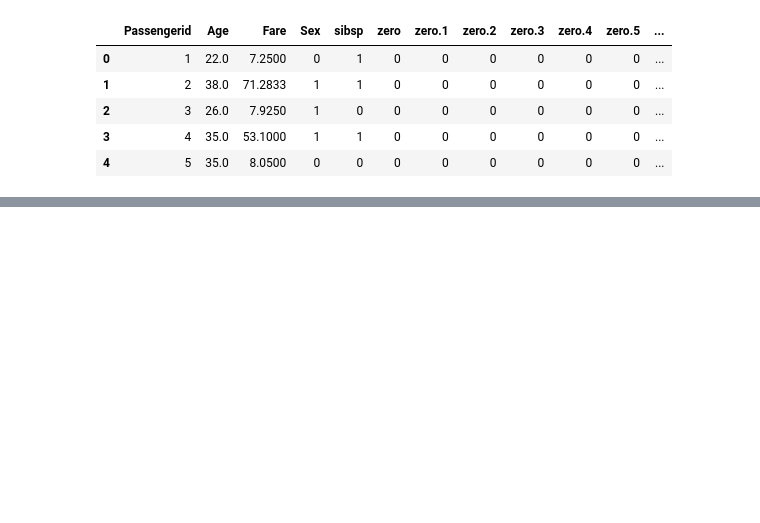
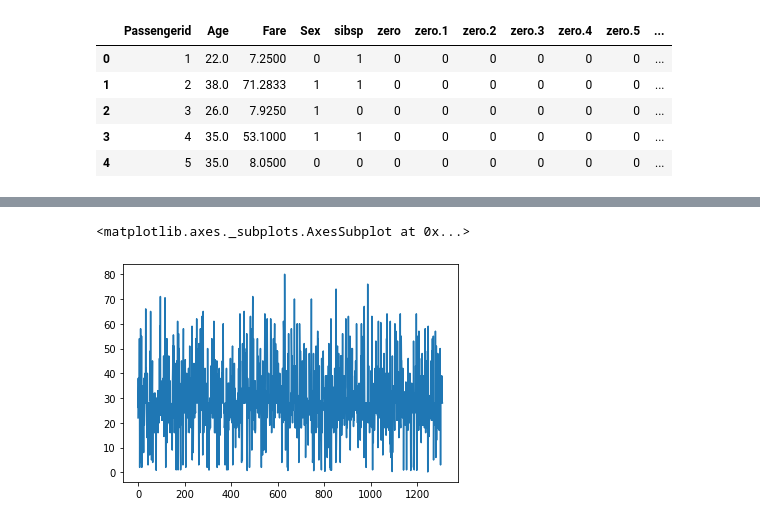
Before and after one commit to mountechsolutions/ml-with-titanic-dataset, a Jupyter notebook: Titanic_basic.ipynb, the cells around one changed output, grey strips where cells are left out. Saved outputs shown, nothing was run; the diff lists cells and outputs as text; code cells hidden in the pictures; blank space fills up the shorter version.

```diff
--- a/Titanic_basic.ipynb
+++ b/Titanic_basic.ipynb
@@ -59,0 +39,5 @@ Index(['Passengerid', 'Age', 'Fare', 'Sex', 'sibsp', 'zero', 'zero.1',
+# %%
+df["Age"].plot()
+# %% [output]
+<matplotlib.axes._subplots.AxesSubplot at 0x...>
+[figure, added]
```
Also changed, not shown: parts of 24 cells of this notebook.
